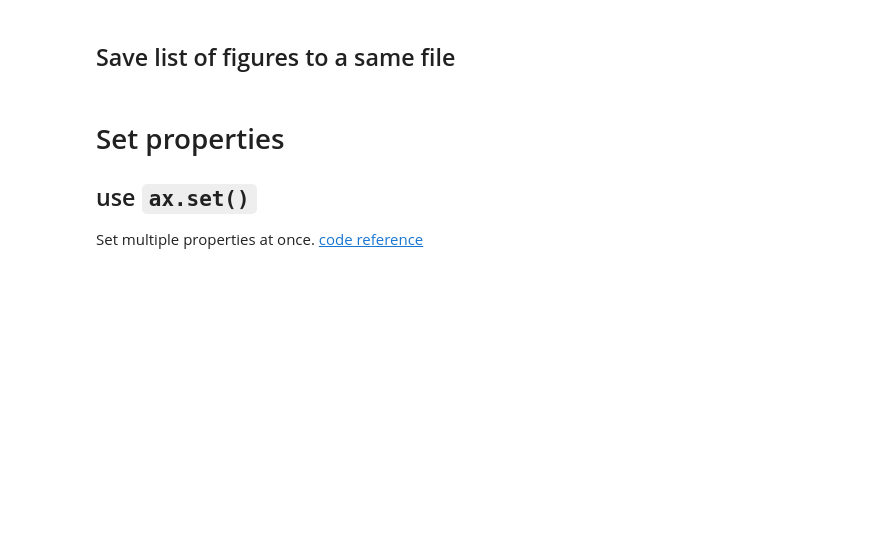
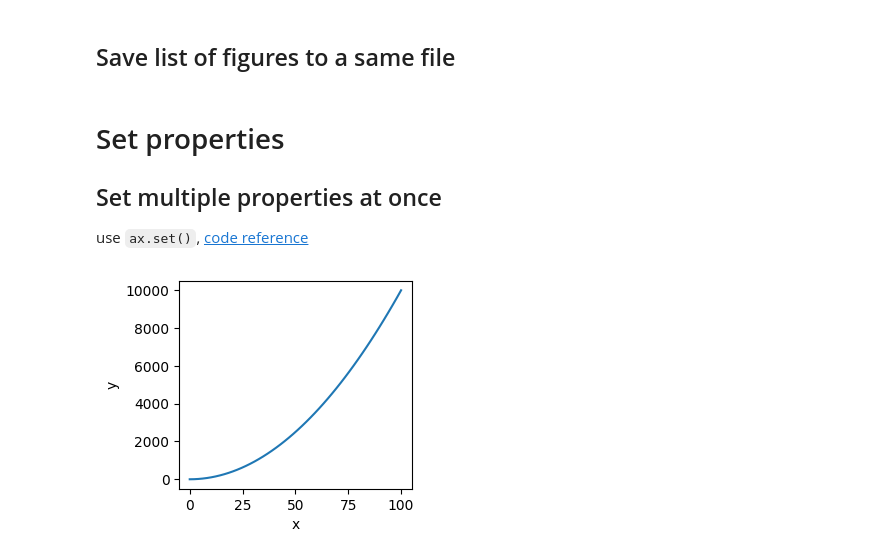
Before and after one commit to thangckt/note_ml, a Jupyter notebook: notebook/2_code_tips/2_Matplotlib.ipynb, the cells around one changed output. Cells and saved outputs as stored; diff of their text form; code cells hidden in the pictures; blank space fills up the shorter version.

```diff
--- a/notebook/2_code_tips/2_Matplotlib.ipynb
+++ b/notebook/2_code_tips/2_Matplotlib.ipynb
@@ -58,5 +58,19 @@ with PdfPages('test.pdf') as myPDF:
 # %% [markdown]
 # Set properties
 
-## use `ax.set()`
-Set multiple properties at once. [code reference](https://matplotlib.org/stable/api/_as_gen/matplotlib.axes.Axes.set.html)
+## Set multiple properties at once
+use `ax.set()`, [code reference](https://matplotlib.org/stable/api/_as_gen/matplotlib.axes.Axes.set.html)
+# %%
+import numpy as np
+import matplotlib.pyplot as plt
+
+x = np.linspace(0, 100)
+y = x**2
+
+fig, ax = plt.subplots(1,1, figsize=(3, 2.7))
+ax.plot(x,y)
+ax.set(xlabel='x',
+       ylabel='y', )
+plt.show()
+# %% [output]
+[figure, added]
```
Also changed, not shown: parts of 2 cells of this notebook.
